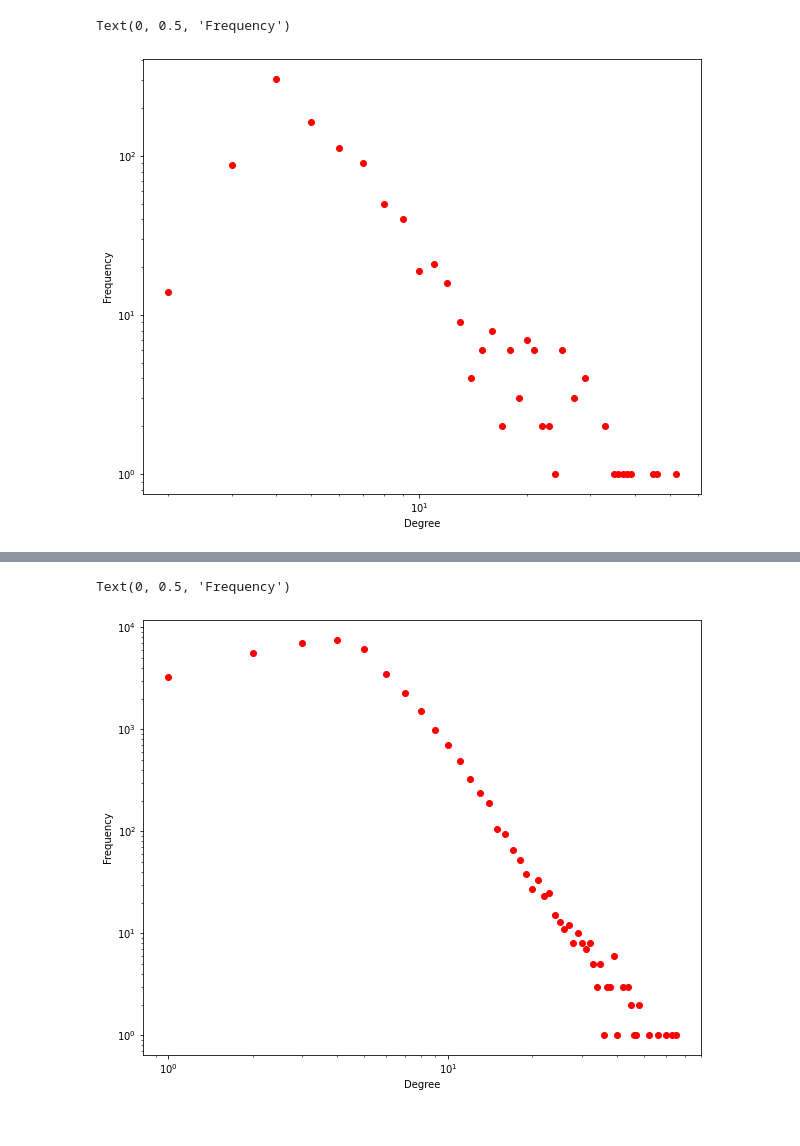
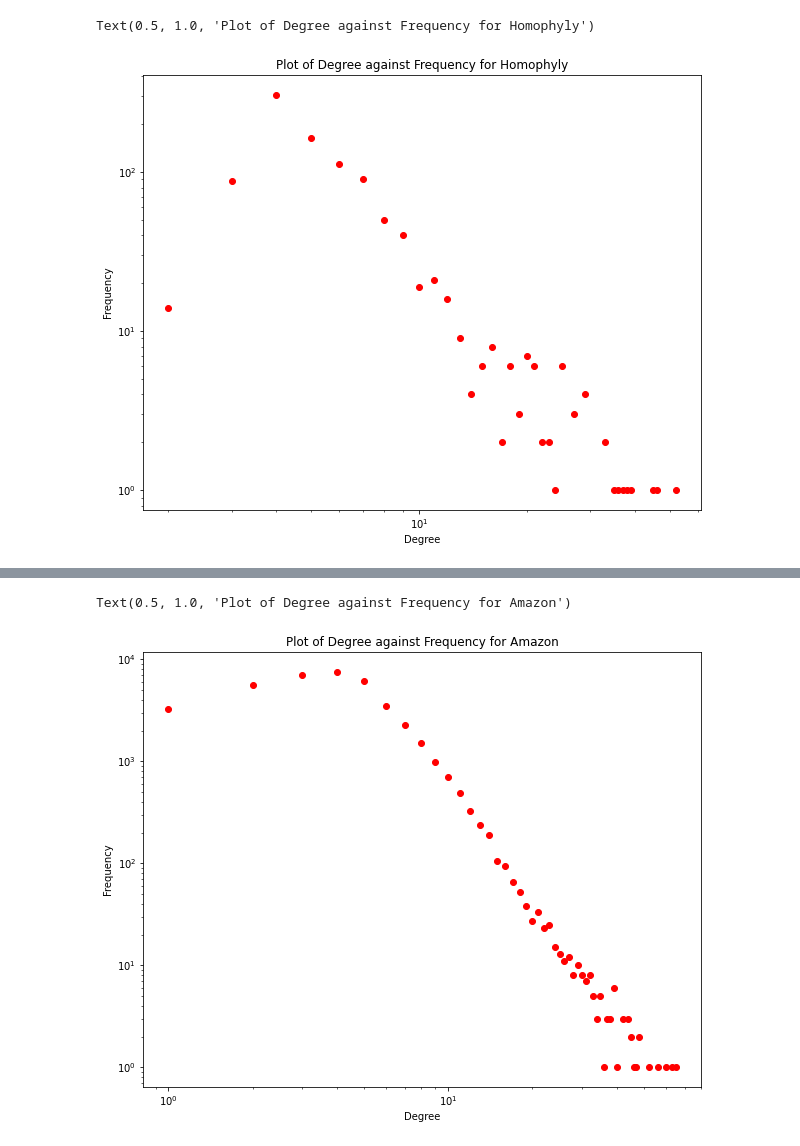
Before and after one commit to ChuckleQu/Big_Data_Research_Camp, a Jupyter notebook: 0130_two_example.ipynb, the cells around one changed output, grey strips where cells are left out. Drawn from its saved outputs; the diff is of its cells as text; code cells hidden in the pictures.

```diff
--- a/0130_two_example.ipynb
+++ b/0130_two_example.ipynb
@@ -116,11 +116,12 @@ for key in dict_deg_freq:
     plt.loglog(key, dict_deg_freq[key], 'ro')
 plt.xlabel('Degree')
 plt.ylabel('Frequency')
+plt.title('Plot of Degree against Frequency for Homophyly')
 
 # Now, we've done! Congrats!
 # %% [output]
-Text(0, 0.5, 'Frequency')
+Text(0.5, 1.0, 'Plot of Degree against Frequency for Homophyly')
-[figure, old version]
+[figure, new version]
 # %%
 # Similarly, let's perform the same process as above, except the importing data part.
 # For Amazon data, since the two columns are separated by \t, we can read it directly.
@@ -176,9 +177,10 @@ for num in deg_set:
 # %%
 plt.figure(figsize=(10, 8))
 for key in dict_deg_freq:
     plt.loglog(key, dict_deg_freq[key], 'ro')
 plt.xlabel('Degree')
 plt.ylabel('Frequency')
+plt.title('Plot of Degree against Frequency for Amazon')
 # %% [output]
-Text(0, 0.5, 'Frequency')
+Text(0.5, 1.0, 'Plot of Degree against Frequency for Amazon')
-[figure, old version]
+[figure, new version]
```
Also changed, not shown: 1 other file.
